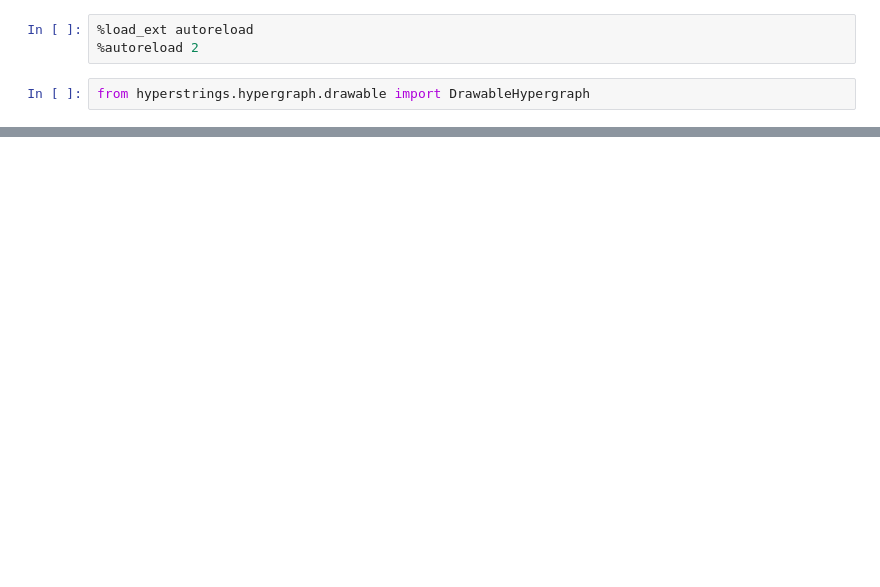
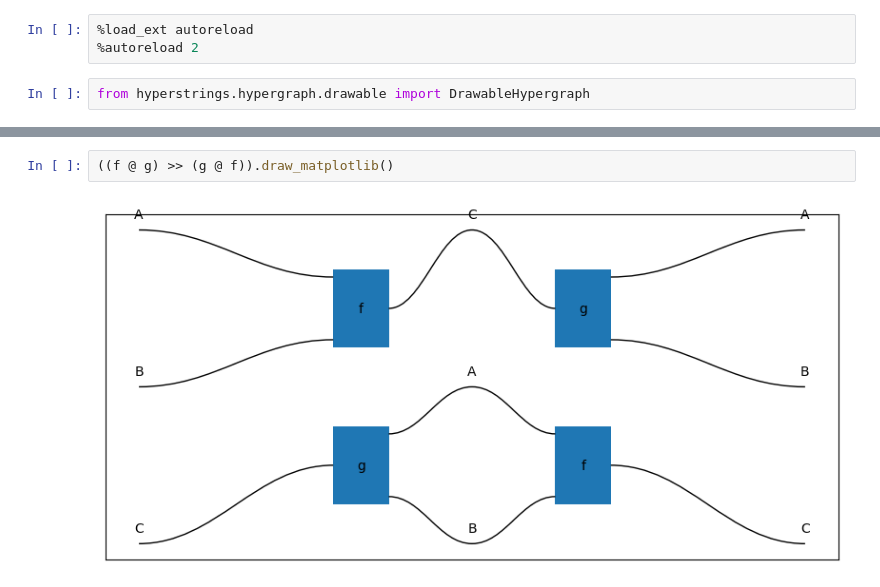
Before and after one commit to alexkoziell/hyperstrings, a Jupyter notebook: prototyping/array.ipynb, the cells around one changed output, grey strips where cells are left out. Drawn from its saved outputs; the diff is of its cells as text; blank space fills up the shorter version.

```diff
--- a/prototyping/array.ipynb
+++ b/prototyping/array.ipynb
@@ -72,0 +36,4 @@ array([[0., 0.],
+# %%
+((f @ g) >> (g @ f)).draw_matplotlib()
+# %% [output]
+[figure, added]
```
Also changed, not shown: parts of 12 cells of this notebook, 4 other files.
